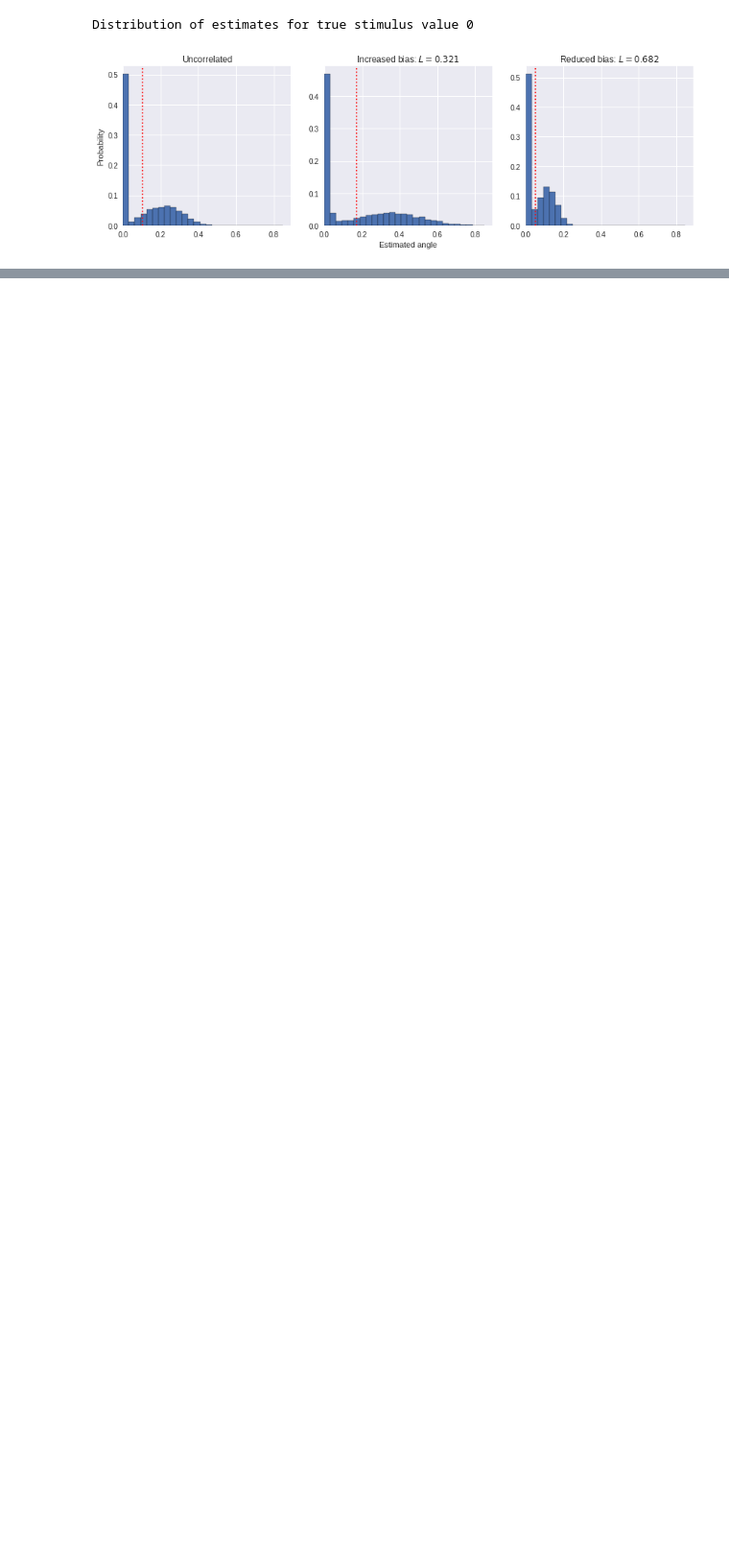
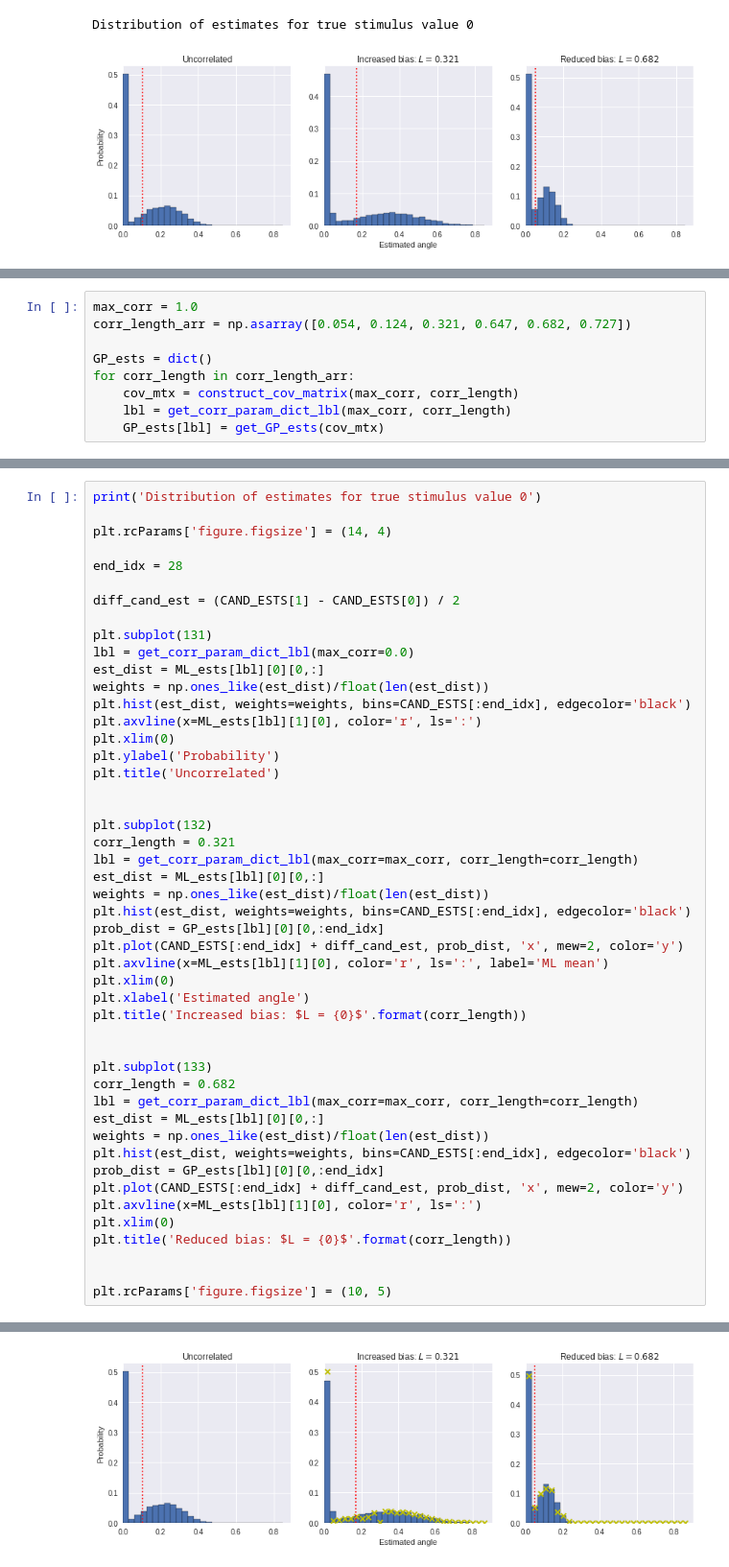
Before and after one commit to dtailor17/neural-population-codes, a Jupyter notebook: noise_correlations_gaussian.ipynb, the cells around one changed output, grey strips where cells are left out. Shown at 96% size. Saved outputs shown, nothing was run; the diff lists cells and outputs as text; blank space fills up the shorter version.

```diff
--- a/noise_correlations_gaussian.ipynb
+++ b/noise_correlations_gaussian.ipynb
@@ -400,0 +614,9 @@ Distribution of estimates for true stimulus value 0
+# %%
+max_corr = 1.0
+corr_length_arr = np.asarray([0.054, 0.124, 0.321, 0.647, 0.682, 0.727])
+
+GP_ests = dict()
+for corr_length in corr_length_arr:
+    cov_mtx = construct_cov_matrix(max_corr, corr_length)
+    lbl = get_corr_param_dict_lbl(max_corr, corr_length)
+    GP_ests[lbl] = get_GP_ests(cov_mtx)
@@ -400,0 +833,49 @@ Distribution of estimates for true stimulus value 0
+# %%
+print('Distribution of estimates for true stimulus value 0')
+
+plt.rcParams['figure.figsize'] = (14, 4)
+
+end_idx = 28
+
+diff_cand_est = (CAND_ESTS[1] - CAND_ESTS[0]) / 2
+
+plt.subplot(131)
+lbl = get_corr_param_dict_lbl(max_corr=0.0)
+est_dist = ML_ests[lbl][0][0,:]
+weights = np.ones_like(est_dist)/float(len(est_dist))
+plt.hist(est_dist, weights=weights, bins=CAND_ESTS[:end_idx], edgecolor='black')
+plt.axvline(x=ML_ests[lbl][1][0], color='r', ls=':')
+plt.xlim(0)
+plt.ylabel('Probability')
+plt.title('Uncorrelated')
+
+
+plt.subplot(132)
+corr_length = 0.321
+lbl = get_corr_param_dict_lbl(max_corr=max_corr, corr_length=corr_length)
+est_dist = ML_ests[lbl][0][0,:]
+weights = np.ones_like(est_dist)/float(len(est_dist))
+plt.hist(est_dist, weights=weights, bins=CAND_ESTS[:end_idx], edgecolor='black')
+prob_dist = GP_ests[lbl][0][0,:end_idx]
+plt.plot(CAND_ESTS[:end_idx] + diff_cand_est, prob_dist, 'x', mew=2, color='y')
+plt.axvline(x=ML_ests[lbl][1][0], color='r', ls=':', label='ML mean')
+plt.xlim(0)
+plt.xlabel('Estimated angle')
+plt.title('Increased bias: $L = {0}$'.format(corr_length))
+
+
+plt.subplot(133)
+corr_length = 0.682
+lbl = get_corr_param_dict_lbl(max_corr=max_corr, corr_length=corr_length)
+est_dist = ML_ests[lbl][0][0,:]
+weights = np.ones_like(est_dist)/float(len(est_dist))
+plt.hist(est_dist, weights=weights, bins=CAND_ESTS[:end_idx], edgecolor='black')
+prob_dist = GP_ests[lbl][0][0,:end_idx]
+plt.plot(CAND_ESTS[:end_idx] + diff_cand_est, prob_dist, 'x', mew=2, color='y')
+plt.axvline(x=ML_ests[lbl][1][0], color='r', ls=':')
+plt.xlim(0)
+plt.title('Reduced bias: $L = {0}$'.format(corr_length))
+
+
+plt.rcParams['figure.figsize'] = (10, 5)
+# %% [output]
@@ -400,0 +883 @@ Distribution of estimates for true stimulus value 0
+[figure, added]
```
Also changed, not shown: parts of 23 cells of this notebook, 1 other file.
